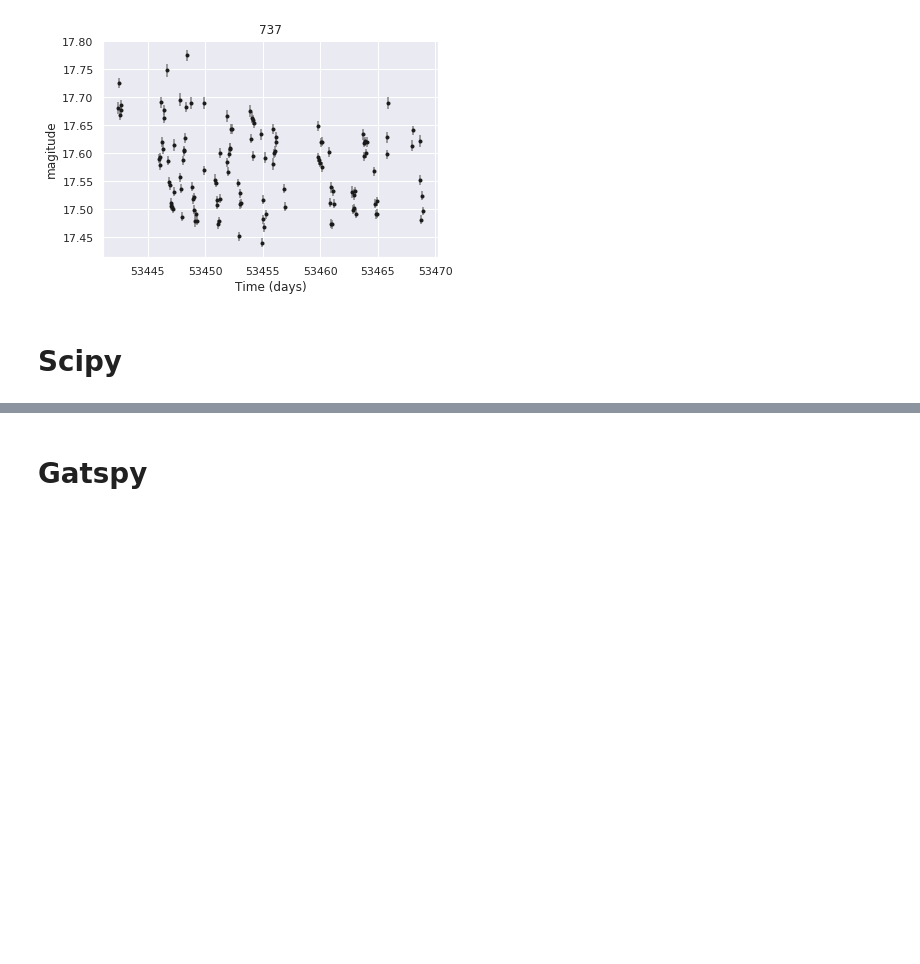
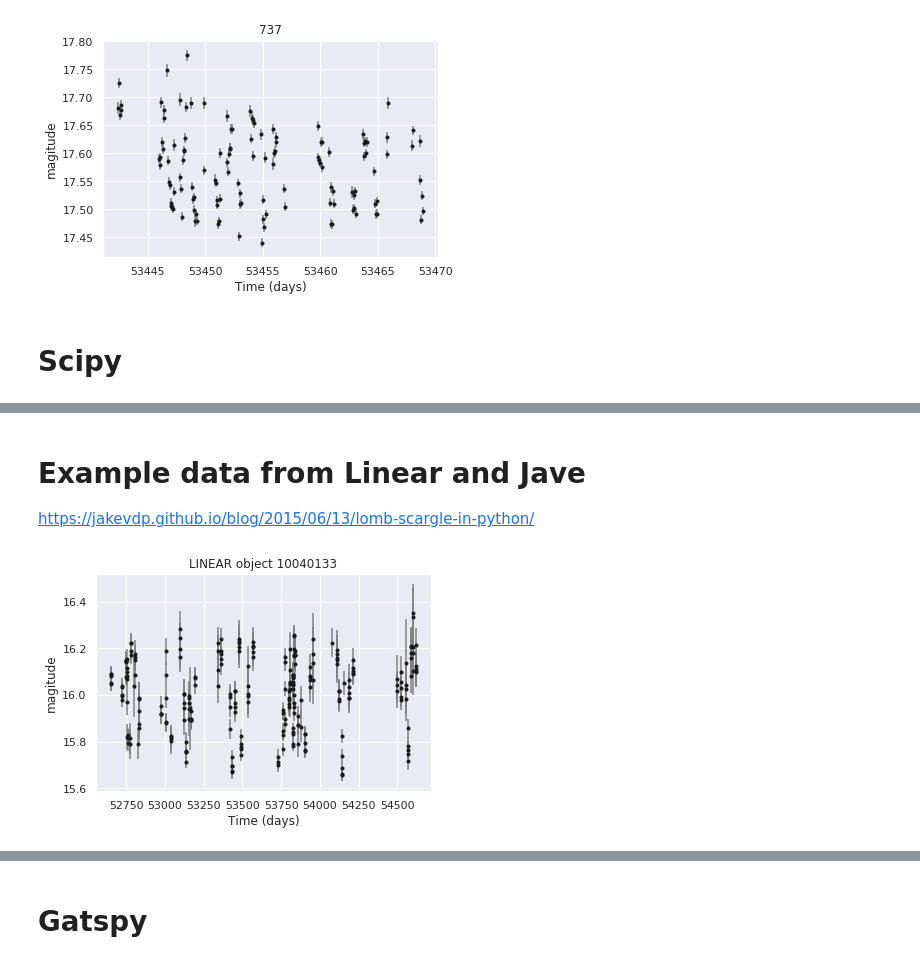
Before and after one commit to manuelmarcano22/NGC6397F336W, a Jupyter notebook: u9712005/LightCurve.ipynb, the cells around one changed output, grey strips where cells are left out. Drawn from its saved outputs; the diff is of its cells as text; code cells hidden in the pictures; blank space fills up the shorter version.

Commit message:
Added Example

```diff
--- a/u9712005/LightCurve.ipynb
+++ b/u9712005/LightCurve.ipynb
@@ -217,0 +224,18 @@ phase = (t737.flatten() / period) % 1
+# %% [markdown]
+# Example data from Linear and Jave
+
+https://jakevdp.github.io/blog/2015/06/13/lomb-scargle-in-python/
+# %%
+from astroML.datasets import fetch_LINEAR_sample
+LINEAR_data = fetch_LINEAR_sample()
+star_id = 10040133
+t, mag, dmag = LINEAR_data.get_light_curve(star_id).T
+
+fig, ax = plt.subplots()
+ax.errorbar(t, mag, dmag, fmt='.k', ecolor='gray')
+ax.set(xlabel='Time (days)', ylabel='magitude',
+       title='LINEAR object {0}'.format(star_id))
+#ax.invert_yaxis();
+plt.show()
+# %% [output]
+[figure, added]
```
Also changed, not shown: parts of 4 cells of this notebook.
